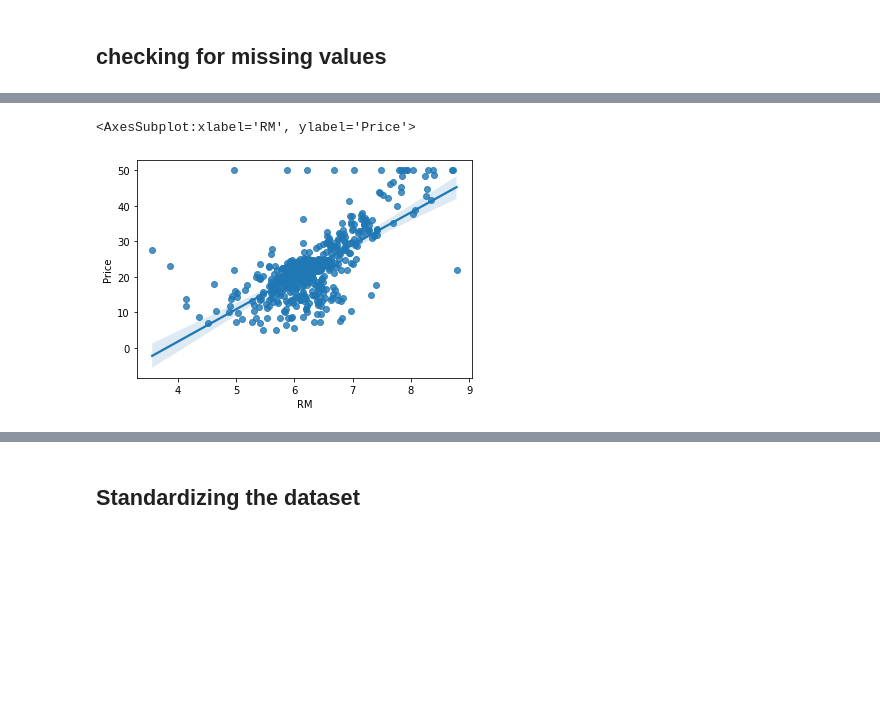
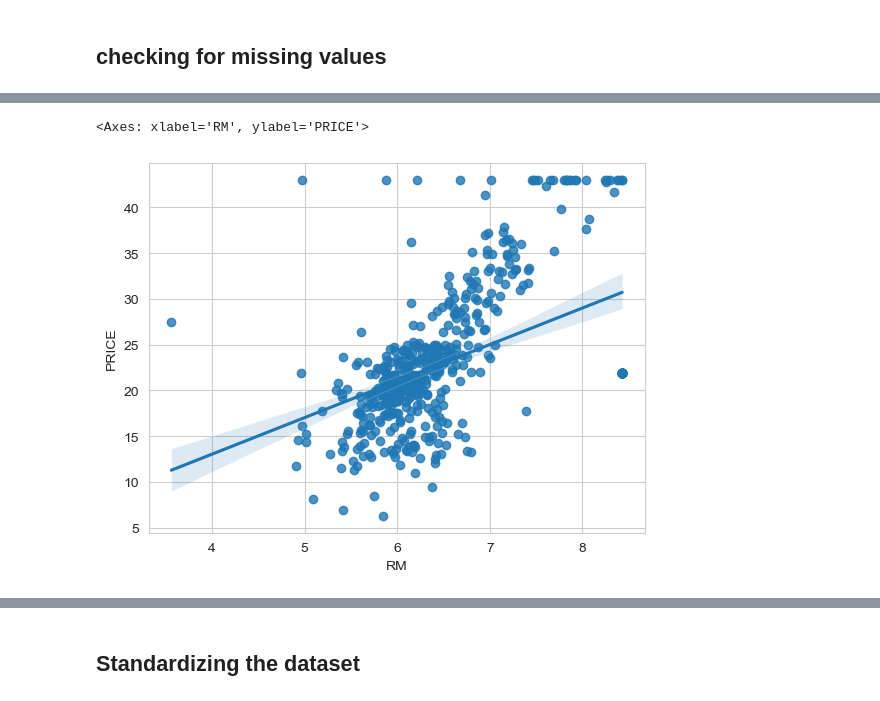
Before and after one commit to jasondias16/bostonhousepricing, a Jupyter notebook: boston_housing_data.ipynb, the cells around one changed output, grey strips where cells are left out. Drawn from its saved outputs; the diff is of its cells as text; code cells hidden in the pictures; blank space fills up the shorter version.

```diff
--- a/boston_housing_data.ipynb
+++ b/boston_housing_data.ipynb
@@ -134,0 +418,3 @@ dtype: int64
+# %%
+sns.set_style('whitegrid')
+sns.displot(dataset['PRICE'], kde = False, color ='red', bins = 30)
@@ -134,0 +424,2 @@ dtype: int64
+# %%
+lower_bound,upper_bound=cal_IQR_Upper_lower_bound("PRICE",3)
@@ -134,0 +430,2 @@ dtype: int64
+# %%
+dataset.loc[dataset['PRICE']> upper_bound,'PRICE']=upper_bound
@@ -162,0 +463,3 @@ sns.pairplot(dataset)
+# %%
+columns_to_drop=['DIS','RAD','B']
+dataset.drop(columns_to_drop, axis=1, inplace=True)
@@ -163,6 +475,6 @@ sns.pairplot(dataset)
 # %%
-sns.regplot(x= "RM" , y= "Price" , data= dataset)
+sns.regplot(x= "RM" , y= "PRICE" , data= dataset)
 # %% [output]
-<AxesSubplot:xlabel='RM', ylabel='Price'>
+<Axes: xlabel='RM', ylabel='PRICE'>
-[figure, old version]
+[figure, new version]
 # %%
```
Also changed, not shown: parts of 102 cells of this notebook, 4 other files.
